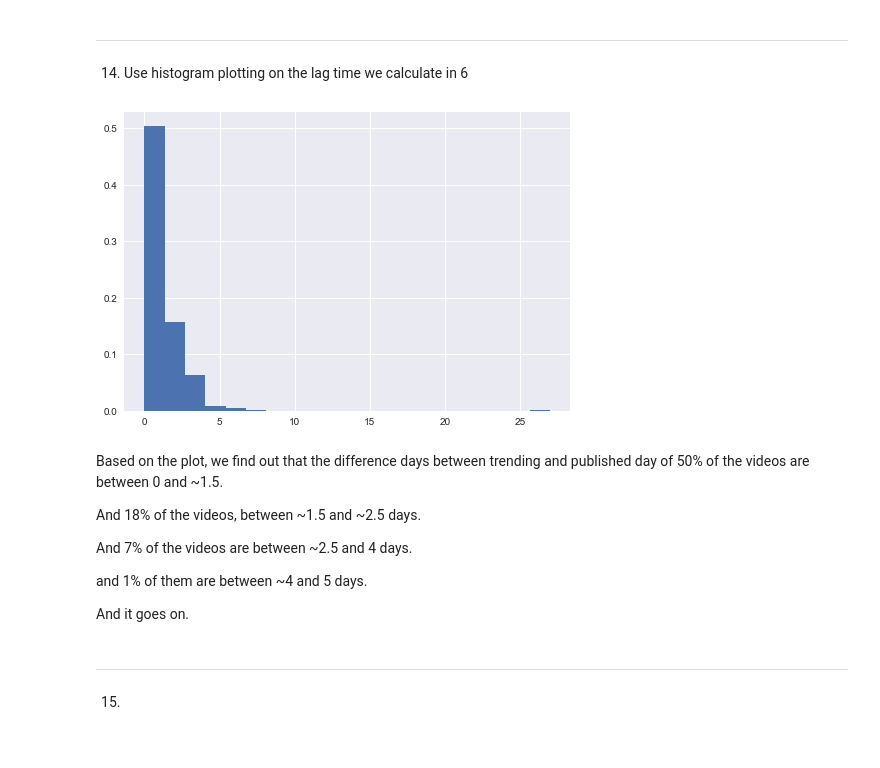
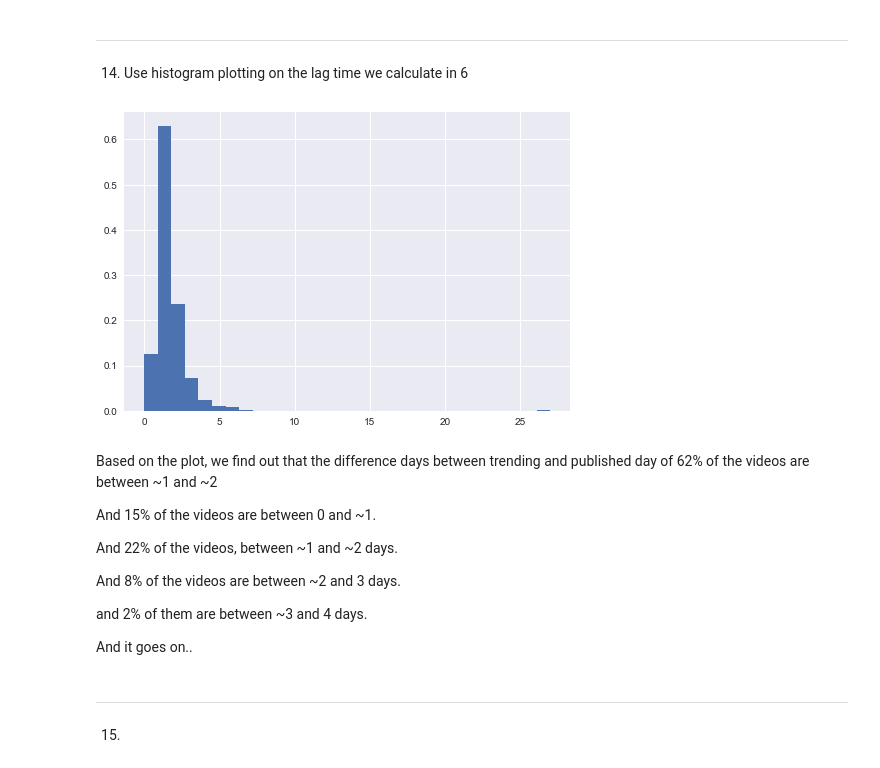
Before and after one commit to mehtee/Youtube_analysis_project, a Jupyter notebook: project.ipynb, the cells around one changed output. Drawn from its saved outputs; the diff is of its cells as text; code cells hidden in the pictures.

```diff
--- a/project.ipynb
+++ b/project.ipynb
@@ -313,22 +313,24 @@ So, October is most views, and published month.
 # %%
 
 lag_data = yt['lag'].dt.days
 # The towers or bars of a histogram are called bins.
 # The number of days is 30, with an exception which is August.
-plt.hist(lag_data, bins=20, density=True)
+plt.hist(lag_data, bins=30, density=True)
 plt.show()
 # %% [output]
-[figure, old version]
+[figure, new version]
 # %% [markdown]
-Based on the plot, we find out that the difference days between trending and published day of 50% of the videos are between 0 and ~1.5.
+Based on the plot, we find out that the difference days between trending and published day of 62% of the videos are between ~1 and ~2
 
-And 18% of the videos, between ~1.5 and ~2.5 days.
+And 15% of the videos are between 0 and ~1.
 
-And 7% of the videos are between ~2.5 and 4 days.
+And 22% of the videos, between ~1 and ~2 days.
 
-and 1% of them are between ~4 and 5 days.
+And 8% of the videos are between ~2 and 3 days.
 
-And it goes on.
+and 2% of them are between ~3 and 4 days.
+
+And it goes on..
 # %% [markdown]
 ----------------------------
 15.
```
